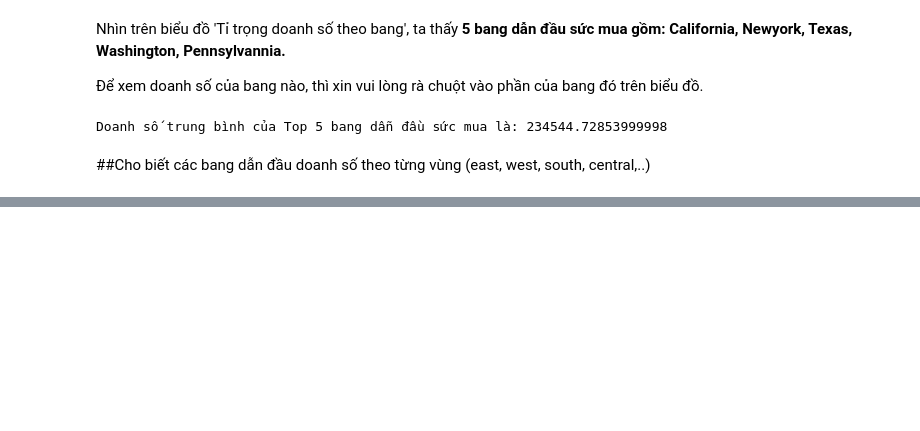
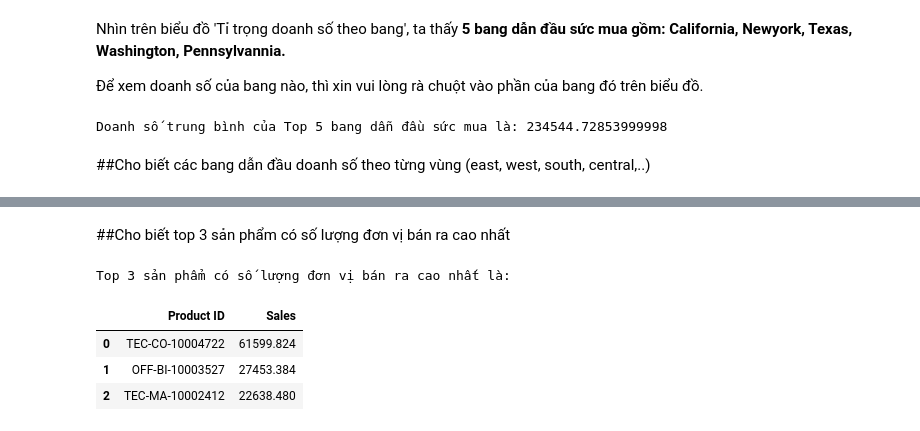
Before and after one commit to HienNguyenMinh/PythonAssignment, a Jupyter notebook: BaiTap4_Assignment.ipynb, the cells around one changed output, grey strips where cells are left out. Cells and saved outputs as stored; diff of their text form; code cells hidden in the pictures; blank space fills up the shorter version.

```diff
--- a/BaiTap4_Assignment.ipynb
+++ b/BaiTap4_Assignment.ipynb
@@ -412,0 +484,14 @@ Doanh số trung bình của Top 5 bang dẫn đầu sức mua là: 234544.72853
+# %% [markdown]
+##Cho biết top 3 sản phẩm có số lượng đơn vị bán ra cao nhất
+# %%
+#Nhóm theo cột 'Category', tính tổng trên cột 'Sales'
+sale_Cat = train_df.groupby('Product ID')['Sales'].sum().sort_values(ascending=False)
+sales = sale_Cat.to_frame().reset_index()
+print('Top 3 sản phẩm có số lượng đơn vị bán ra cao nhất là:')
+sales.head(3)
+# %% [output]
+Top 3 sản phẩm có số lượng đơn vị bán ra cao nhất là:
+|  | Product ID | Sales |
+| 0 | TEC-CO-10004722 | 61599.824 |
+| 1 | OFF-BI-10003527 | 27453.384 |
+| 2 | TEC-MA-10002412 | 22638.480 |
```
Also changed, not shown: parts of 9 cells of this notebook.
